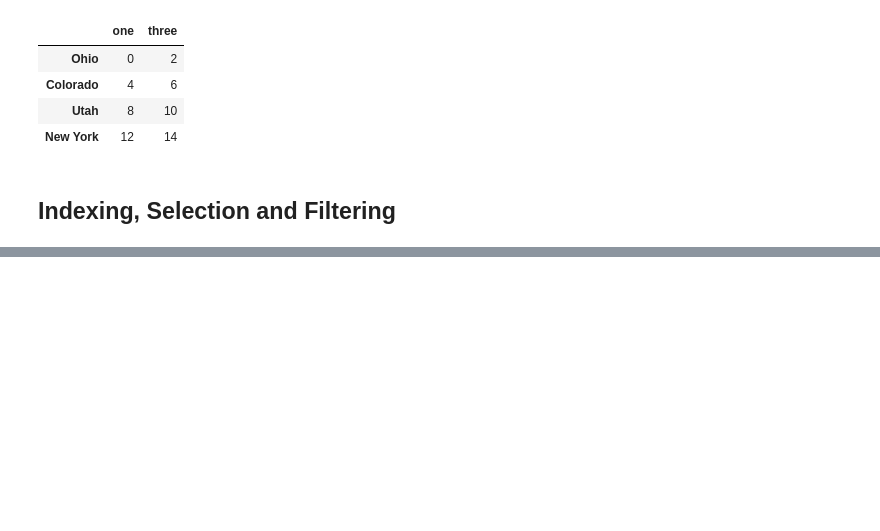
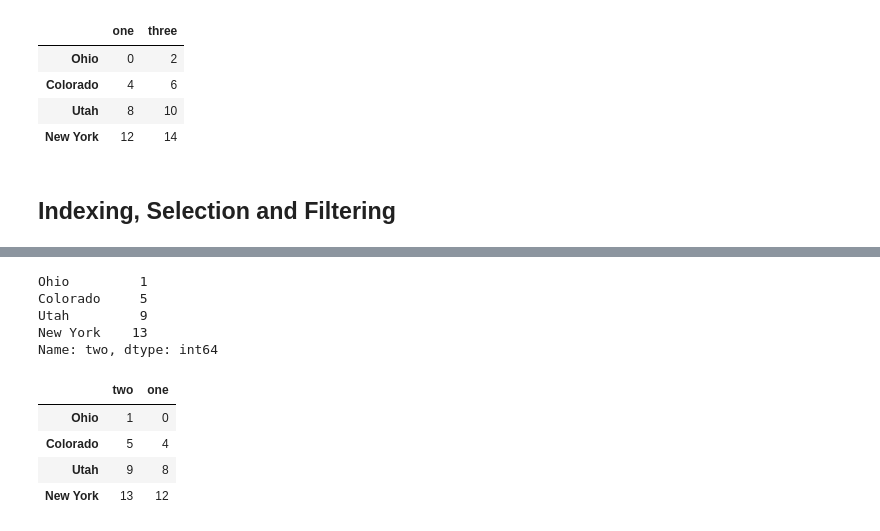
Before and after one commit to NajeebArif/data-analysis-with-python, a Jupyter notebook: pandas/essentials.ipynb, the cells around one changed output, grey strips where cells are left out. Cells and saved outputs as stored; diff of their text form; code cells hidden in the pictures; blank space fills up the shorter version.

```diff
--- a/pandas/essentials.ipynb
+++ b/pandas/essentials.ipynb
@@ -207,0 +354,16 @@ data.drop(['two', 'four'], axis='columns')
+# %%
+data['two']
+# %% [output]
+Ohio         1
+Colorado     5
+Utah         9
+New York    13
+Name: two, dtype: int64
+# %%
+data[['two', 'one']]
+# %% [output]
+|  | two | one |
+| Ohio | 1 | 0 |
+| Colorado | 5 | 4 |
+| Utah | 9 | 8 |
+| New York | 13 | 12 |
```
Also changed, not shown: parts of 34 cells of this notebook.
